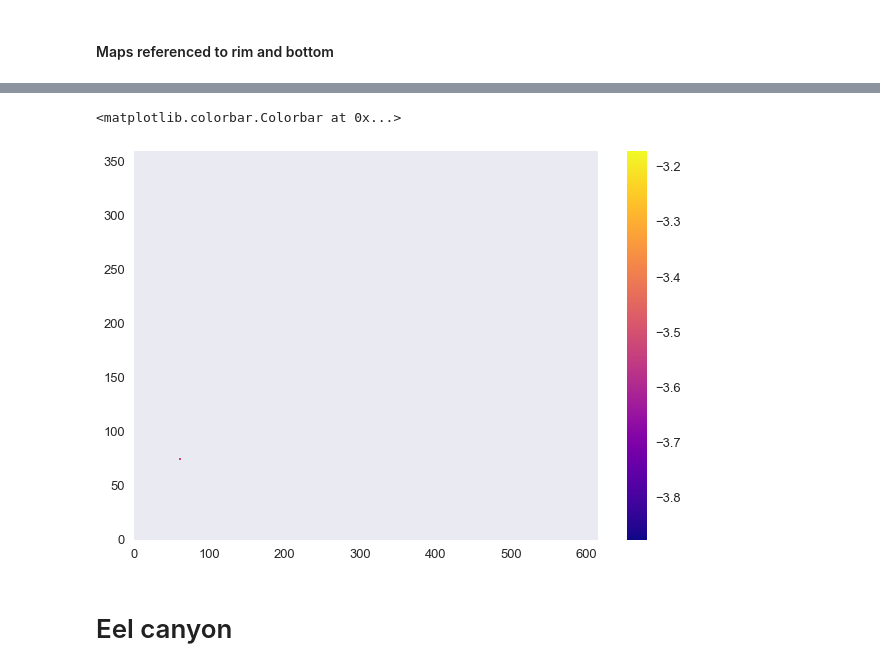
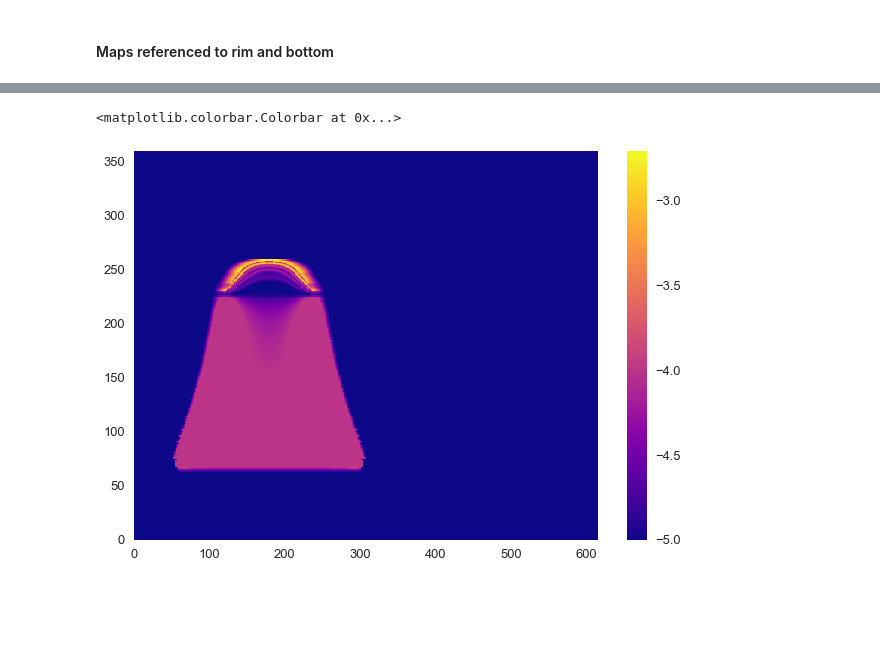
Before and after one commit to UBC-MOAD/buildcanyon, a Jupyter notebook: Stratification/GenerateDiffKrFile_realistic.ipynb, the cells around one changed output, grey strips where cells are left out. Drawn from its saved outputs; the diff is of its cells as text; code cells hidden in the pictures; blank space fills up the shorter version.

```diff
--- a/Stratification/GenerateDiffKrFile_realistic.ipynb
+++ b/Stratification/GenerateDiffKrFile_realistic.ipynb
@@ -196,6 +195,9 @@ kv_can = 1E-2
 
 filename = "%dx%dx%d/KrDiff_Mty_%dzlev_%dx%d_Quad.bin" %(nx,ny,nz,nz,nx,ny)
 filename2 = "%dx%dx%d/KrDiff_Eel_%dzlev_%dx%d_Quad.bin" %(nx,ny,nz,nz,nx,ny)
+
+filename_rim = "%dx%dx%d/KrDiff_Mty_rim_%dzlev_%dx%d_Quad.bin" %(nx,ny,nz,nz,nx,ny)
+filename2_rim = "%dx%dx%d/KrDiff_Eel_rim_%dzlev_%dx%d_Quad.bin" %(nx,ny,nz,nz,nx,ny)
 # %%
 ## Get grid variables
 
@@ -375,18 +416,16 @@ fileobj.close()
 # %%
 # Check that the values of the file are in the right order
 
 dt = np.dtype('>f8')  # float 64 big endian
 
-fileNAME = filename
+fileNAME = filename2_rim
 kv=np.fromfile(fileNAME, dt)
 
 Kv=np.reshape(kv,(nz,ny,nx),order='C')
 np.shape(Kv)
 
 plt.pcolor(np.log10(Kv[29,:,:]), cmap='plasma')
 plt.colorbar()
 # %% [output]
 <matplotlib.colorbar.Colorbar at 0x...>
-[figure, old version]
+[figure, new version]
-# %% [markdown]
-# Eel canyon
```
Also changed, not shown: parts of 12 cells of this notebook.
